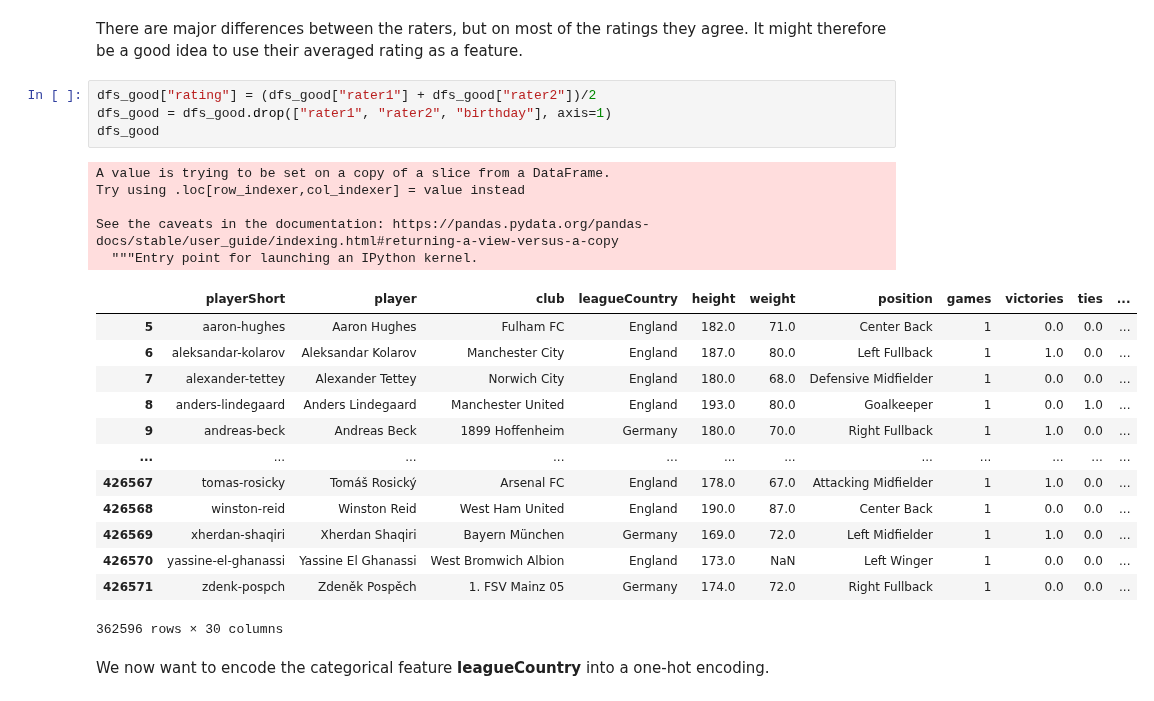
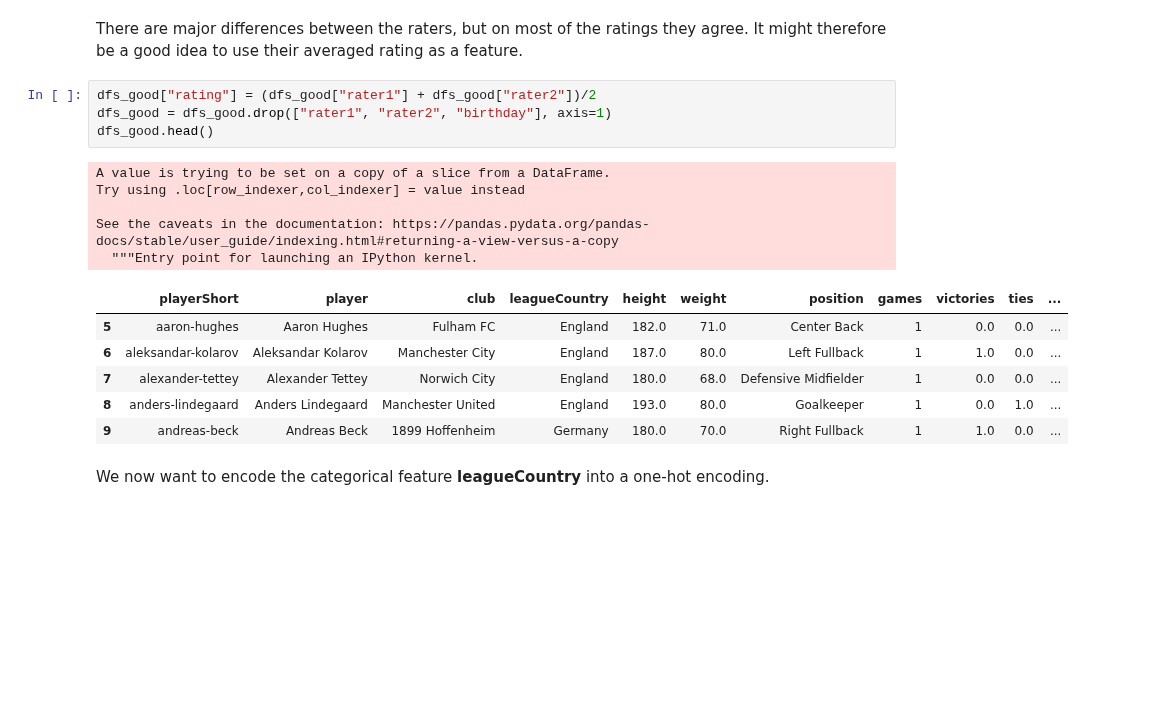
Before and after one commit to kdidi99/ml_fundamentals_hd, a Jupyter notebook: red-cards.ipynb, the cells around one changed output. Cells and saved outputs as stored; diff of their text form; blank space fills up the shorter version.

```diff
--- a/red-cards.ipynb
+++ b/red-cards.ipynb
@@ -488,26 +479,19 @@ There are major differences between the raters, but on most of the ratings they
 # %%
 dfs_good["rating"] = (dfs_good["rater1"] + dfs_good["rater2"])/2
 dfs_good = dfs_good.drop(["rater1", "rater2", "birthday"], axis=1)
-dfs_good
+dfs_good.head()
 # %% [output]
 A value is trying to be set on a copy of a slice from a DataFrame.
 Try using .loc[row_indexer,col_indexer] = value instead
 
 See the caveats in the documentation: https://pandas.pydata.org/pandas-docs/stable/user_guide/indexing.html#returning-a-view-versus-a-copy
   """Entry point for launching an IPython kernel.
 |  | playerShort | player | club | leagueCountry | height | weight | position | games | victories | ties | ... |
 | 5 | aaron-hughes | Aaron Hughes | Fulham FC | England | 182.0 | 71.0 | Center Back | 1 | 0.0 | 0.0 | ... |
 | 6 | aleksandar-kolarov | Aleksandar Kolarov | Manchester City | England | 187.0 | 80.0 | Left Fullback | 1 | 1.0 | 0.0 | ... |
 | 7 | alexander-tettey | Alexander Tettey | Norwich City | England | 180.0 | 68.0 | Defensive Midfielder | 1 | 0.0 | 0.0 | ... |
 | 8 | anders-lindegaard | Anders Lindegaard | Manchester United | England | 193.0 | 80.0 | Goalkeeper | 1 | 0.0 | 1.0 | ... |
 | 9 | andreas-beck | Andreas Beck | 1899 Hoffenheim | Germany | 180.0 | 70.0 | Right Fullback | 1 | 1.0 | 0.0 | ... |
-| ... | ... | ... | ... | ... | ... | ... | ... | ... | ... | ... | ... |
-| 426567 | tomas-rosicky | Tomáš Rosický | Arsenal FC | England | 178.0 | 67.0 | Attacking Midfielder | 1 | 1.0 | 0.0 | ... |
-| 426568 | winston-reid | Winston Reid | West Ham United | England | 190.0 | 87.0 | Center Back | 1 | 0.0 | 0.0 | ... |
-| 426569 | xherdan-shaqiri | Xherdan Shaqiri | Bayern München | Germany | 169.0 | 72.0 | Left Midfielder | 1 | 1.0 | 0.0 | ... |
-| 426570 | yassine-el-ghanassi | Yassine El Ghanassi | West Bromwich Albion | England | 173.0 | NaN | Left Winger | 1 | 0.0 | 0.0 | ... |
-| 426571 | zdenk-pospch | Zdeněk Pospěch | 1. FSV Mainz 05 | Germany | 174.0 | 72.0 | Right Fullback | 1 | 0.0 | 0.0 | ... |
-362596 rows × 30 columns
 # %% [markdown]
 We now want to encode the categorical feature **leagueCountry** into a one-hot encoding.
 # %%
```
Also changed, not shown: parts of 9 cells of this notebook.
